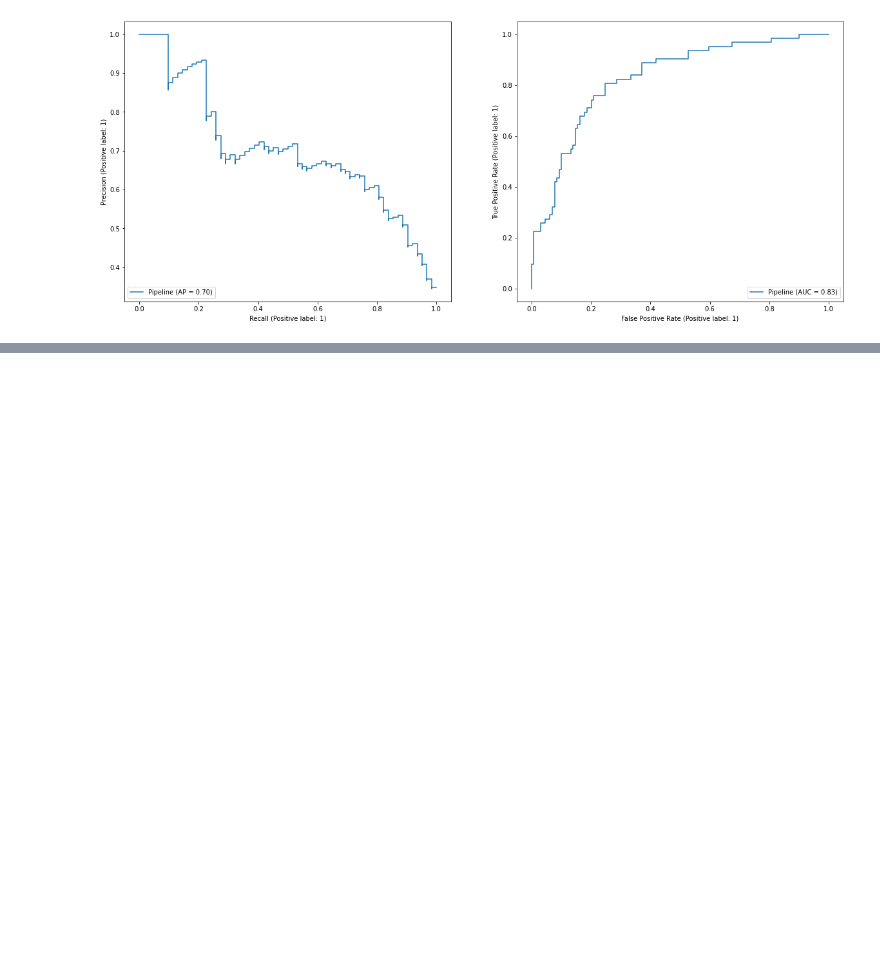
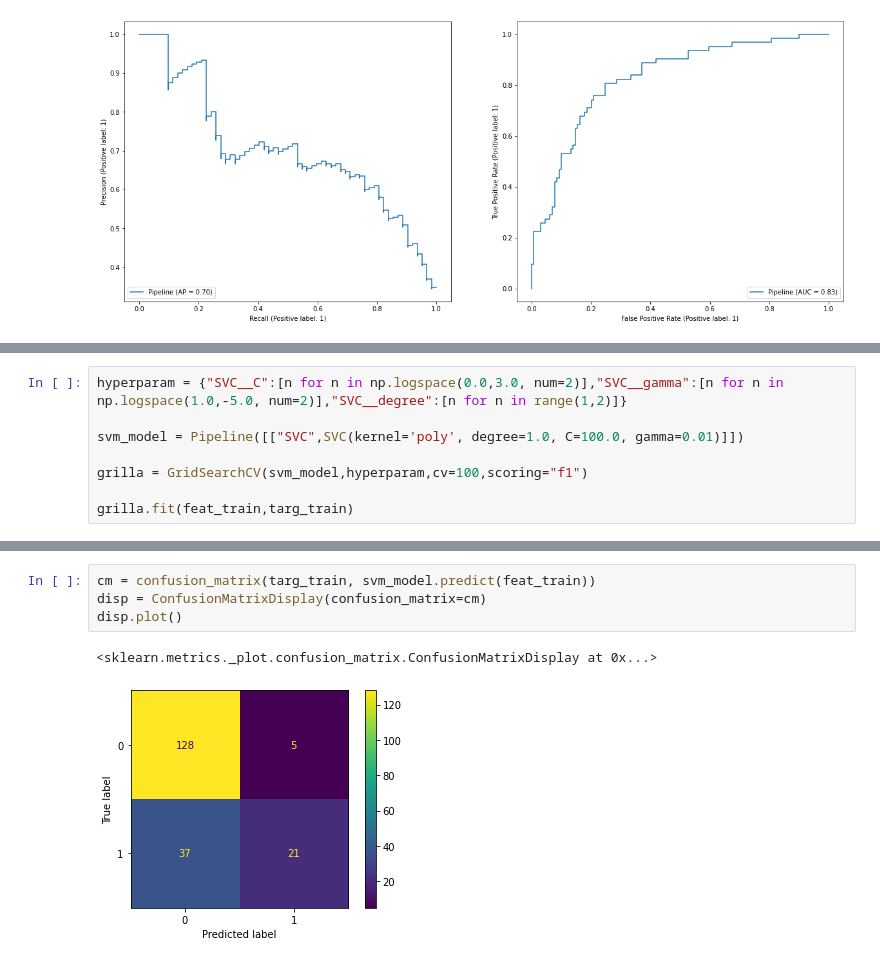
Before and after one commit to JaviCeRodriguez/Heart-Failure-ML, a Jupyter notebook: classification.ipynb, the cells around one changed output, grey strips where cells are left out. Cells and saved outputs as stored; diff of their text form; blank space fills up the shorter version.

```diff
--- a/classification.ipynb
+++ b/classification.ipynb
@@ -95,0 +149,8 @@ plot_roc_curve(lr_model, feat_train, targ_train,ax=ax2)
+# %%
+hyperparam = {"SVC__C":[n for n in np.logspace(0.0,3.0, num=2)],"SVC__gamma":[n for n in np.logspace(1.0,-5.0, num=2)],"SVC__degree":[n for n in range(1,2)]}
+
+svm_model = Pipeline([["SVC",SVC(kernel='poly', degree=1.0, C=100.0, gamma=0.01)]])
+
+grilla = GridSearchCV(svm_model,hyperparam,cv=100,scoring="f1")
+
+grilla.fit(feat_train,targ_train)
@@ -95,0 +166,7 @@ plot_roc_curve(lr_model, feat_train, targ_train,ax=ax2)
+# %%
+cm = confusion_matrix(targ_train, svm_model.predict(feat_train))
+disp = ConfusionMatrixDisplay(confusion_matrix=cm)
+disp.plot()
+# %% [output]
+<sklearn.metrics._plot.confusion_matrix.ConfusionMatrixDisplay at 0x...>
+[figure, added]
```
Also changed, not shown: parts of 11 cells of this notebook.
